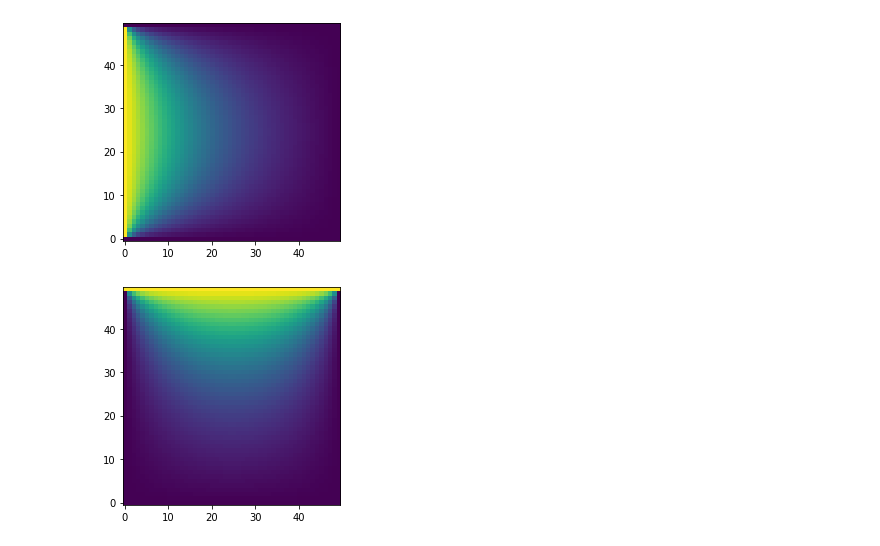
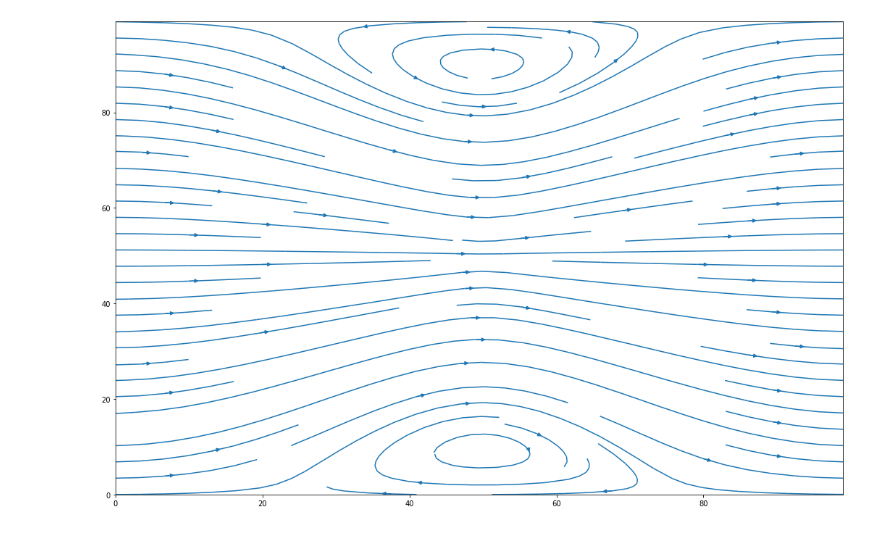
Before and after one commit to Zaptos27/Numerical_methods_project, a Jupyter notebook: flow.ipynb, the cells around one changed output. Cells and saved outputs as stored; diff of their text form; code cells hidden in the pictures.

```diff
--- a/flow.ipynb
+++ b/flow.ipynb
@@ -94,9 +112,7 @@ plt.show()
-# %%
-plt.imshow(u_star_x.reshape(N, N), origin="lower")
-plt.show()
-
-plt.imshow(u_star_y.reshape(N, N), origin="lower")
-plt.show()
-# %% [output]
-[figure, removed]
-[figure, removed]
+# %%
+plt.figure(figsize=(18, 12))
+# plt.quiver(xx, yy, ux, uy)
+plt.streamplot(xx, yy, ux.reshape(N, N), uy.reshape(N, N))
+plt.show()
+# %% [output]
+[figure, added]
```
Also changed, not shown: parts of 24 cells of this notebook.
